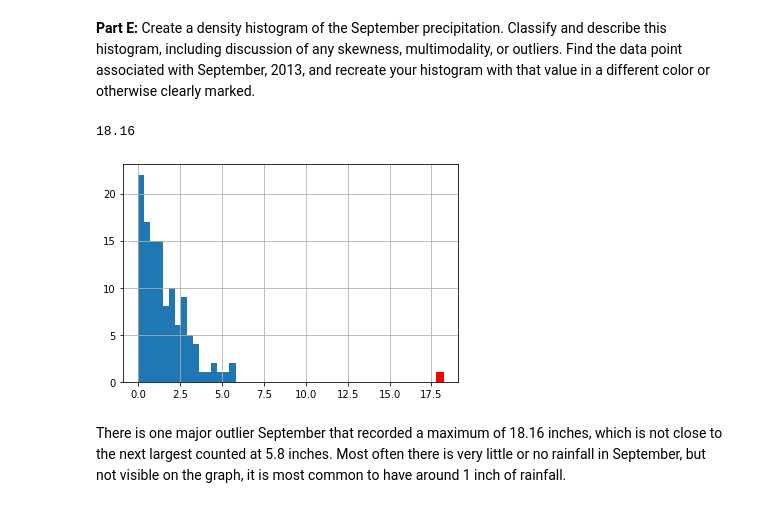
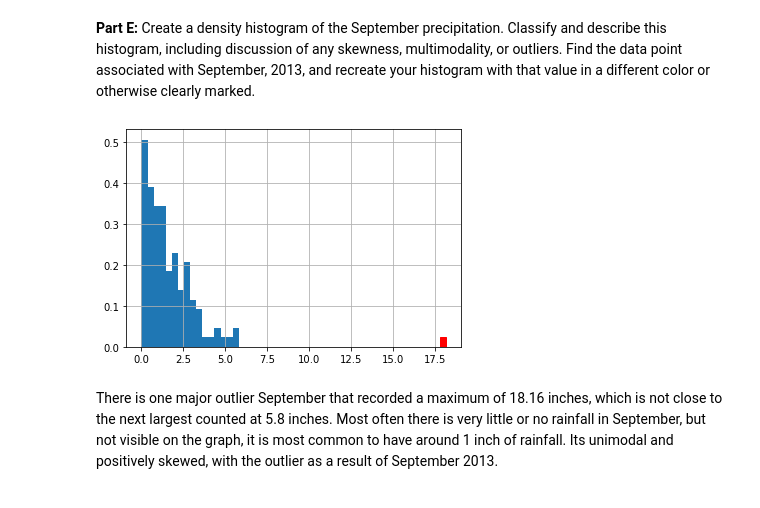
Before and after one commit to willemhscott/CSCI-3022, a Jupyter notebook: notebooks/Scott_Willem_HW1.ipynb, the cells around one changed output. Cells and saved outputs as stored; diff of their text form; code cells hidden in the pictures.

```diff
--- a/notebooks/Scott_Willem_HW1.ipynb
+++ b/notebooks/Scott_Willem_HW1.ipynb
@@ -355,22 +363,21 @@ The only considerable reason for why we might want to favor one grouping over th
 # %% [markdown]
 **Part E:** Create a density histogram of the September precipitation.  Classify and describe this histogram, including discussion of any skewness, multimodality, or outliers.  Find the data point associated with September, 2013, and recreate your histogram with that value in a different color or otherwise clearly marked.
 # %%
-print(dfPrecip["SEP"][113])
-p = dfPrecip["SEP"].hist(bins=50)
+# print(dfPrecip["SEP"][113])
+p = dfPrecip["SEP"].hist(bins=50, density=True)
 bar_value_to_label = 18
 min_distance = float("inf")  # initialize min_distance with infinity
 index_of_bar_to_label = 0
 for i, rectangle in enumerate(p.patches):  # iterate over every bar
     tmp = abs(  # tmp = distance from middle of the bar to bar_value_to_label
         (rectangle.get_x() +
             (rectangle.get_width() * (1 / 2))) - bar_value_to_label)
     if tmp < min_distance:  # we are searching for the bar with x cordinate
                             # closest to bar_value_to_label
         min_distance = tmp
         index_of_bar_to_label = i
 p.patches[index_of_bar_to_label].set_color('r')
 # %% [output]
-18.16
-[figure, old version]
+[figure, new version]
 # %% [markdown]
-There is one major outlier September that recorded a maximum of 18.16 inches, which is not close to the next largest counted at 5.8 inches. Most often there is very little or no rainfall in September, but not visible on the graph, it is most common to have around 1 inch of rainfall.
+There is one major outlier September that recorded a maximum of 18.16 inches, which is not close to the next largest counted at 5.8 inches. Most often there is very little or no rainfall in September, but not visible on the graph, it is most common to have around 1 inch of rainfall. Its unimodal and positively skewed, with the outlier as a result of September 2013.
```
Also changed, not shown: parts of 6 cells of this notebook.
